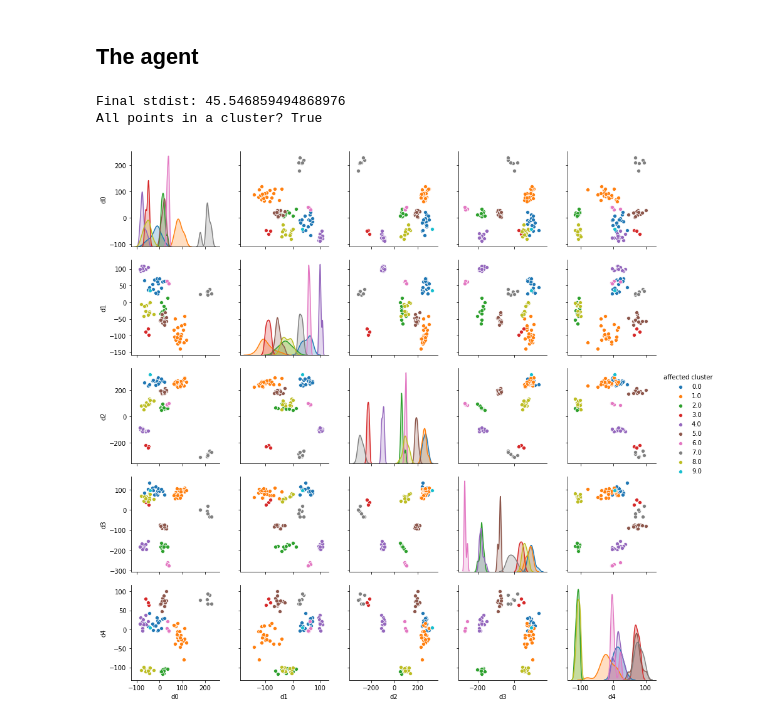
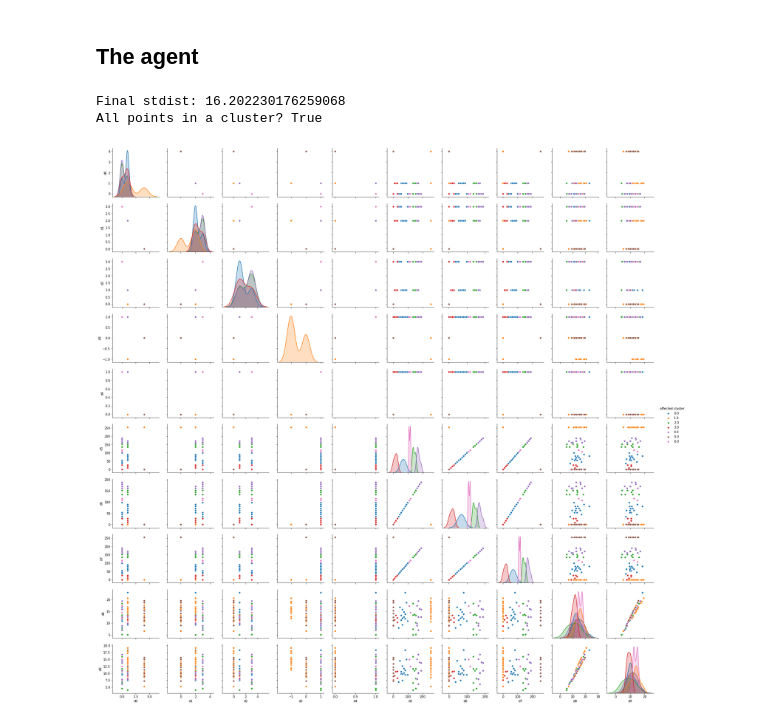
Before and after one commit to lashoun/contrast-learning, a Jupyter notebook: first_draft.ipynb, the cells around one changed output. Saved outputs shown, nothing was run; the diff lists cells and outputs as text; code cells hidden in the pictures.

```diff
--- a/first_draft.ipynb
+++ b/first_draft.ipynb
@@ -34,10 +37,10 @@ np.random.seed(1)
 ## Global variables
 # %%
 NB_FEATURES = 5
-NB_GROUPS = 5
-N = 500
+NB_GROUPS = 10
+N = 200
 DOMAIN_LENGTH = 200
-DEV_MAX = 30
+DEV_MAX = 20
 
 COLORS = ['r', 'g', 'b', 'y', 'c', 'm']
 
@@ -48,15 +51,16 @@ METADATA = {
     'Cards_truncated': ('Cards', '.csv', 'data/', 1, (2, 7))
 }
 
-SHOULD_LOAD_DATASET = 0  # 0 to generate, 1 to load
-# used if 0
-DUMMY_DATA_PATH = 'data/dummy_data.npy'
-DUMMY_CLUSTERS_TRUE_PATH = 'data/dummy_clusters.npy'
-# used if 1
-NAME = 'Cards'
-DATASET_NAME, DATASET_EXTENSION, DATASET_PATH, DATASET_CLUSTER_COLUMN_INDEX, \
-    DATASET_DATA_COLUMNS_INDICES = METADATA[NAME]
-DATASET_PATH_FULL = DATASET_PATH + DATASET_NAME + DATASET_EXTENSION
+SHOULD_LOAD_DATASET = 1  # 0 to generate, 1 to load
+if SHOULD_LOAD_DATASET:
+    NAME = 'Cards'
+    DATASET_NAME, DATASET_EXTENSION, DATASET_PATH, \
+        DATASET_CLUSTER_COLUMN_INDEX, \
+        DATASET_DATA_COLUMNS_INDICES = METADATA[NAME]
+    DATASET_PATH_FULL = DATASET_PATH + DATASET_NAME + DATASET_EXTENSION
+else:
+    DATASET_PATH = 'data/'
+    DATASET_NAME = 'dummy'
 # %% [markdown]
 ## Helper functions
 # %%
@@ -93,15 +97,15 @@ def generate_cluster(n_cluster, nb_features=NB_FEATURES, d=DOMAIN_LENGTH,
 
 def generate_dataset(nb_groups=NB_GROUPS, n=N, nb_features=NB_FEATURES,
                      d=DOMAIN_LENGTH, dev_max=DEV_MAX):
-    group_sizes = np.random.random(10)
-    group_sizes *= 100 / np.sum(group_sizes)
+    group_sizes = np.random.random(nb_groups)
+    group_sizes *= n / np.sum(group_sizes)
     group_sizes = np.trim_zeros(np.round(group_sizes)).astype(int)
     data = [generate_cluster(n_cluster) for n_cluster in group_sizes]
     data = np.vstack(data)
     clusters_true = np.concatenate([n_cluster * [i] for i, n_cluster in
                                     enumerate(group_sizes)])
-    np.save(DUMMY_DATA_PATH, data)
-    np.save(DUMMY_CLUSTERS_TRUE_PATH, clusters_true)
+    np.save(DATASET_PATH + DATASET_NAME + '_data.npy', data)
+    np.save(DATASET_PATH + DATASET_NAME + '_clusters_true.npy', clusters_true)
 
 
 # def old_generate_dataset(nb_groups=NB_GROUPS, n=N, nb_features=NB_FEATURES,
@@ -162,8 +166,9 @@ if SHOULD_LOAD_DATASET:
     clusters_true = df1_np[:, DATASET_CLUSTER_COLUMN_INDEX]
 else:
     generate_dataset()
-    data = np.load(DUMMY_DATA_PATH)
-    clusters_true = np.load(DUMMY_CLUSTERS_TRUE_PATH)
+    data = np.load(DATASET_PATH + DATASET_NAME + '_data.npy')
+    clusters_true = np.load(DATASET_PATH + DATASET_NAME +
+                            '_clusters_true.npy').astype(int)
 
 assert data is not None, 'data is None'
 assert clusters_true is not None, 'clusters_true is None'
@@ -331,13 +353,14 @@ class ContrastAgent(object):
         csize = cluster_points_rd.shape[0]
         self.stdists_per_cluster[i] = (old_dist * csize + dist_p) / (csize + 1)
 # %%
-ca = ContrastAgent(verbose=False)
-ca.feed_data(data, shuffle=True)
+ca = ContrastAgent(sensitivenesses=[1.25, 10, 0.1], shuffleToggle=True,
+                   verbose=False)
+ca.feed_data(data)
 ca.clusterize_online()
 print("Final stdist: {}".format(ca.stdist))
 print("All points in a cluster? {}".format(-1 not in ca.clusters))
 ca.print_clusters()
 # %% [output]
-Final stdist: 45.546859494868976
+Final stdist: 16.202230176259068
 All points in a cluster? True
-[figure, old version]
+[figure, new version]
```
Also changed, not shown: parts of 6 cells of this notebook, 2 other files.
